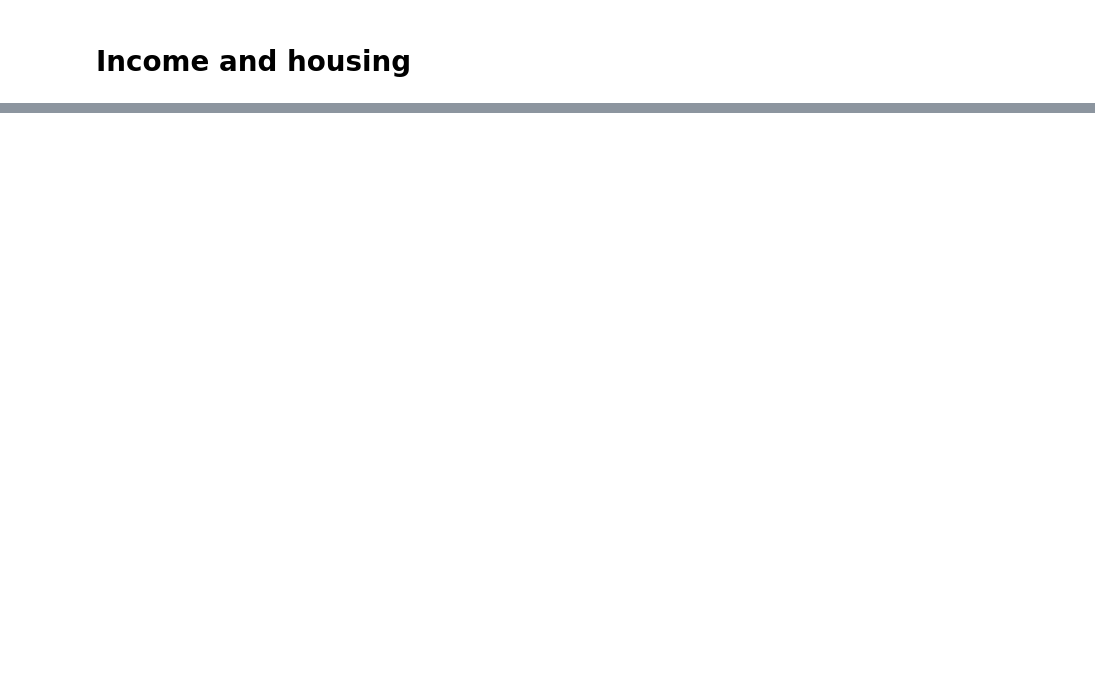
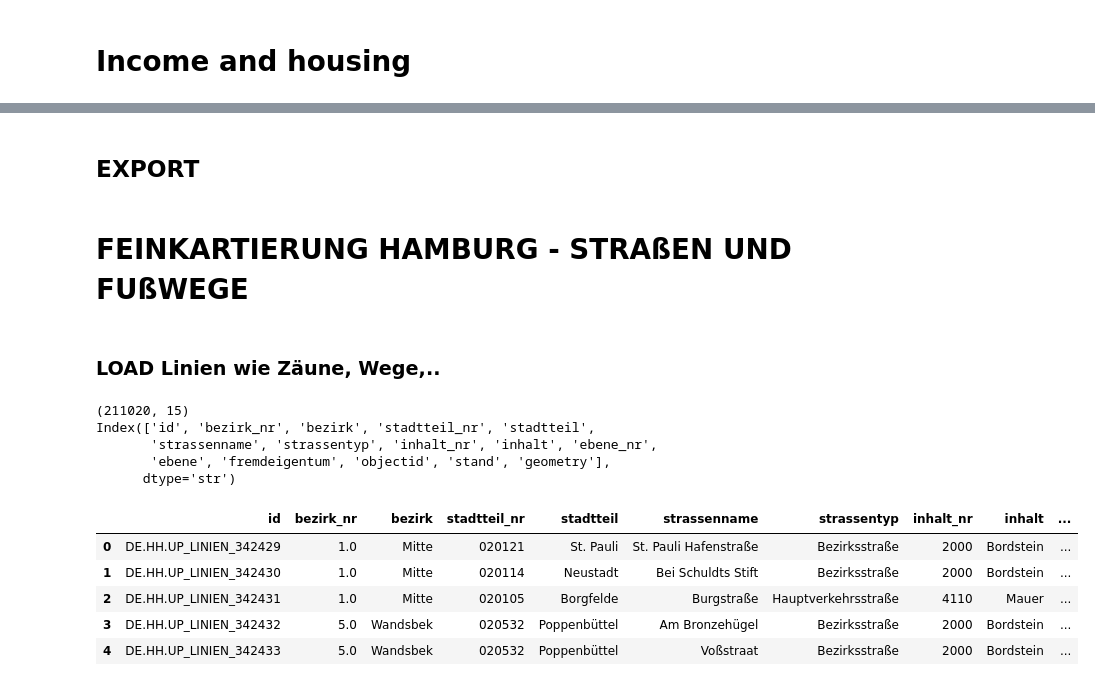
Before and after one commit to mail341/walkability-barmbek-sued, a Jupyter notebook: notebooks/01_staging_barmbek.ipynb, the cells around one changed output, grey strips where cells are left out. Saved outputs shown, nothing was run; the diff lists cells and outputs as text; code cells hidden in the pictures; blank space fills up the shorter version.

```diff
--- a/notebooks/01_staging_barmbek.ipynb
+++ b/notebooks/01_staging_barmbek.ipynb
@@ -1996,0 +2495,2 @@ print(df_compare_long)
+# %% [markdown]
+## EXPORT
@@ -1996,0 +2502,27 @@ print(df_compare_long)
+# %% [markdown]
+# FEINKARTIERUNG HAMBURG - STRAßEN UND FUßWEGE
+# %% [markdown]
+### LOAD Linien wie Zäune, Wege,..
+# %%
+import geopandas as gpd
+
+gdf_fine_mapping = gpd.read_file(
+    "../data/raw/raw_data_geoportal/feinkartierung_strasse_json/de_hh_up_linien_EPSG_25832.json"
+)
+
+print(gdf_fine_mapping.shape)
+print(gdf_fine_mapping.columns)
+
+gdf_fine_mapping.head()
+# %% [output]
+(211020, 15)
+Index(['id', 'bezirk_nr', 'bezirk', 'stadtteil_nr', 'stadtteil',
+       'strassenname', 'strassentyp', 'inhalt_nr', 'inhalt', 'ebene_nr',
+       'ebene', 'fremdeigentum', 'objectid', 'stand', 'geometry'],
+      dtype='str')
+|  | id | bezirk_nr | bezirk | stadtteil_nr | stadtteil | strassenname | strassentyp | inhalt_nr | inhalt | ... |
+| 0 | DE.HH.UP_LINIEN_342429 | 1.0 | Mitte | 020121 | St. Pauli | St. Pauli Hafenstraße | Bezirksstraße | 2000 | Bordstein | ... |
+| 1 | DE.HH.UP_LINIEN_342430 | 1.0 | Mitte | 020114 | Neustadt | Bei Schuldts Stift | Bezirksstraße | 2000 | Bordstein | ... |
+| 2 | DE.HH.UP_LINIEN_342431 | 1.0 | Mitte | 020105 | Borgfelde | Burgstraße | Hauptverkehrsstraße | 4110 | Mauer | ... |
+| 3 | DE.HH.UP_LINIEN_342432 | 5.0 | Wandsbek | 020532 | Poppenbüttel | Am Bronzehügel | Bezirksstraße | 2000 | Bordstein | ... |
+| 4 | DE.HH.UP_LINIEN_342433 | 5.0 | Wandsbek | 020532 | Poppenbüttel | Voßstraat | Bezirksstraße | 2000 | Bordstein | ... |
```
Also changed, not shown: parts of 109 cells of this notebook, 21 other files.
